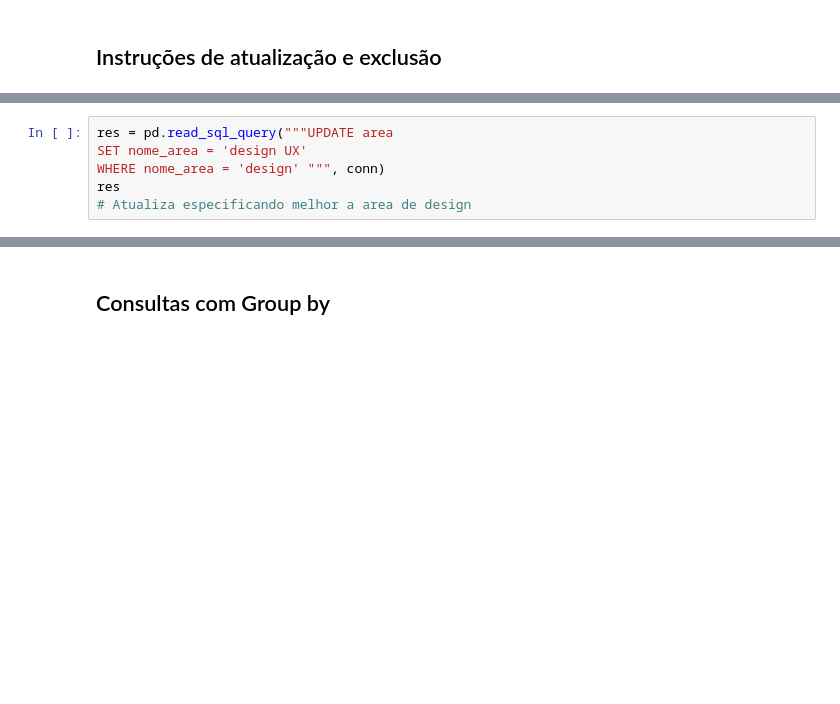
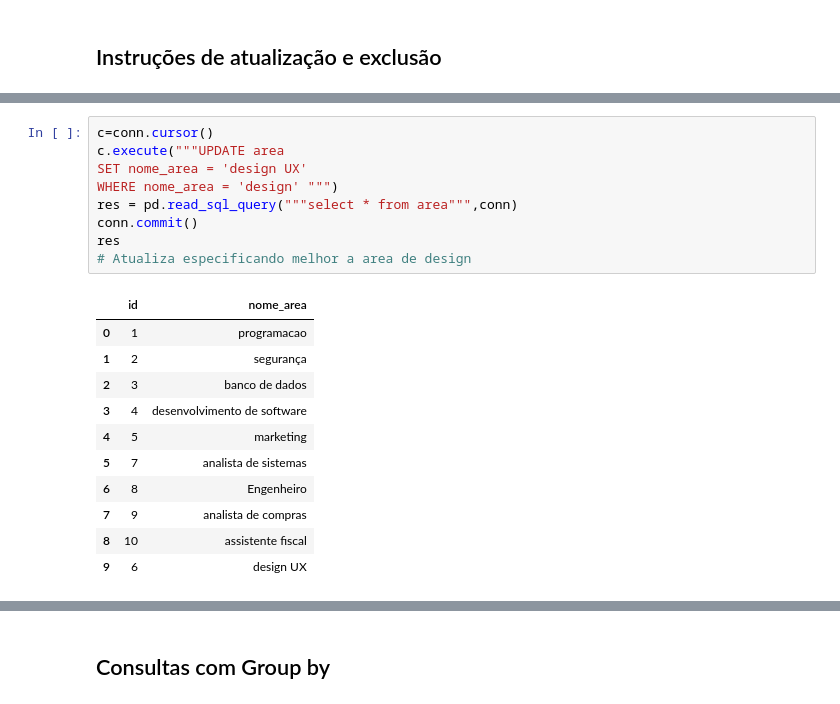
Before and after one commit to MateusLannes/Trabalho_BD1_2022, a Jupyter notebook: Files/ColabGHHL_Contrat.ipynb, the cells around one changed output, grey strips where cells are left out. Drawn from its saved outputs; the diff is of its cells as text; blank space fills up the shorter version.

```diff
--- a/Files/ColabGHHL_Contrat.ipynb
+++ b/Files/ColabGHHL_Contrat.ipynb
@@ -840,6 +870,21 @@ res
 # %%
-res = pd.read_sql_query("""UPDATE area
+c=conn.cursor()
+c.execute("""UPDATE area
 SET nome_area = 'design UX'
-WHERE nome_area = 'design' """, conn)
+WHERE nome_area = 'design' """)
+res = pd.read_sql_query("""select * from area""",conn)
+conn.commit()
 res
 # Atualiza especificando melhor a area de design
+# %% [output]
+|  | id | nome_area |
+| 0 | 1 | programacao |
+| 1 | 2 | segurança |
+| 2 | 3 | banco de dados |
+| 3 | 4 | desenvolvimento de software |
+| 4 | 5 | marketing |
+| 5 | 7 | analista de sistemas |
+| 6 | 8 | Engenheiro |
+| 7 | 9 | analista de compras |
+| 8 | 10 | assistente fiscal |
+| 9 | 6 | design UX |
```
Also changed, not shown: parts of 5 cells of this notebook.
